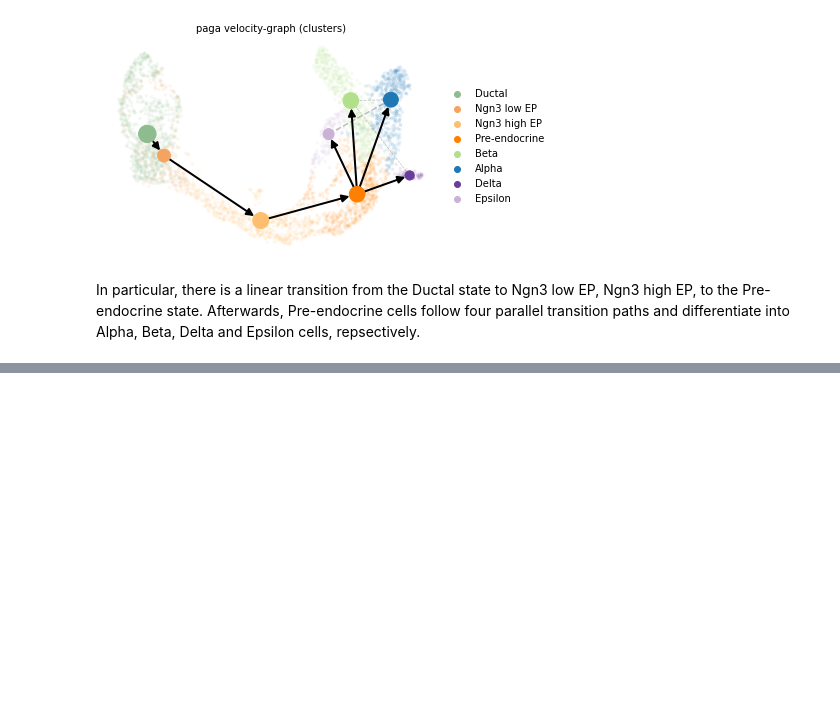
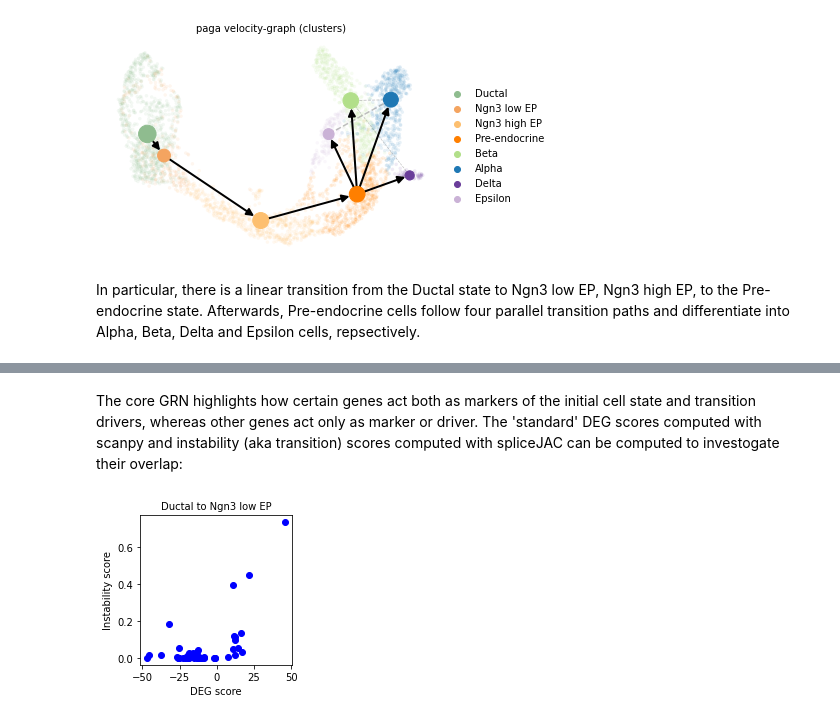
Before and after one commit to federicobocci/spliceJAC, a Jupyter notebook: Transitions.ipynb, the cells around one changed output, grey strips where cells are left out. Cells and saved outputs as stored; diff of their text form; code cells hidden in the pictures; blank space fills up the shorter version.

```diff
--- a/Transitions.ipynb
+++ b/Transitions.ipynb
@@ -109,0 +151,6 @@ Running subset regression on the Ngn3 high EP cluster...
+# %% [markdown]
+The core GRN highlights how certain genes act both as markers of the initial cell state and transition drivers, whereas other genes act only as marker or driver. The 'standard' DEG scores computed with scanpy and instability (aka transition) scores computed with spliceJAC can be computed to investogate their overlap:
+# %%
+sp.pl.scatter_scores(panc_data, 'Ductal', 'Ngn3 low EP')
+# %% [output]
+[figure, added]
```
Also changed, not shown: parts of 39 cells of this notebook, 3 other files.
